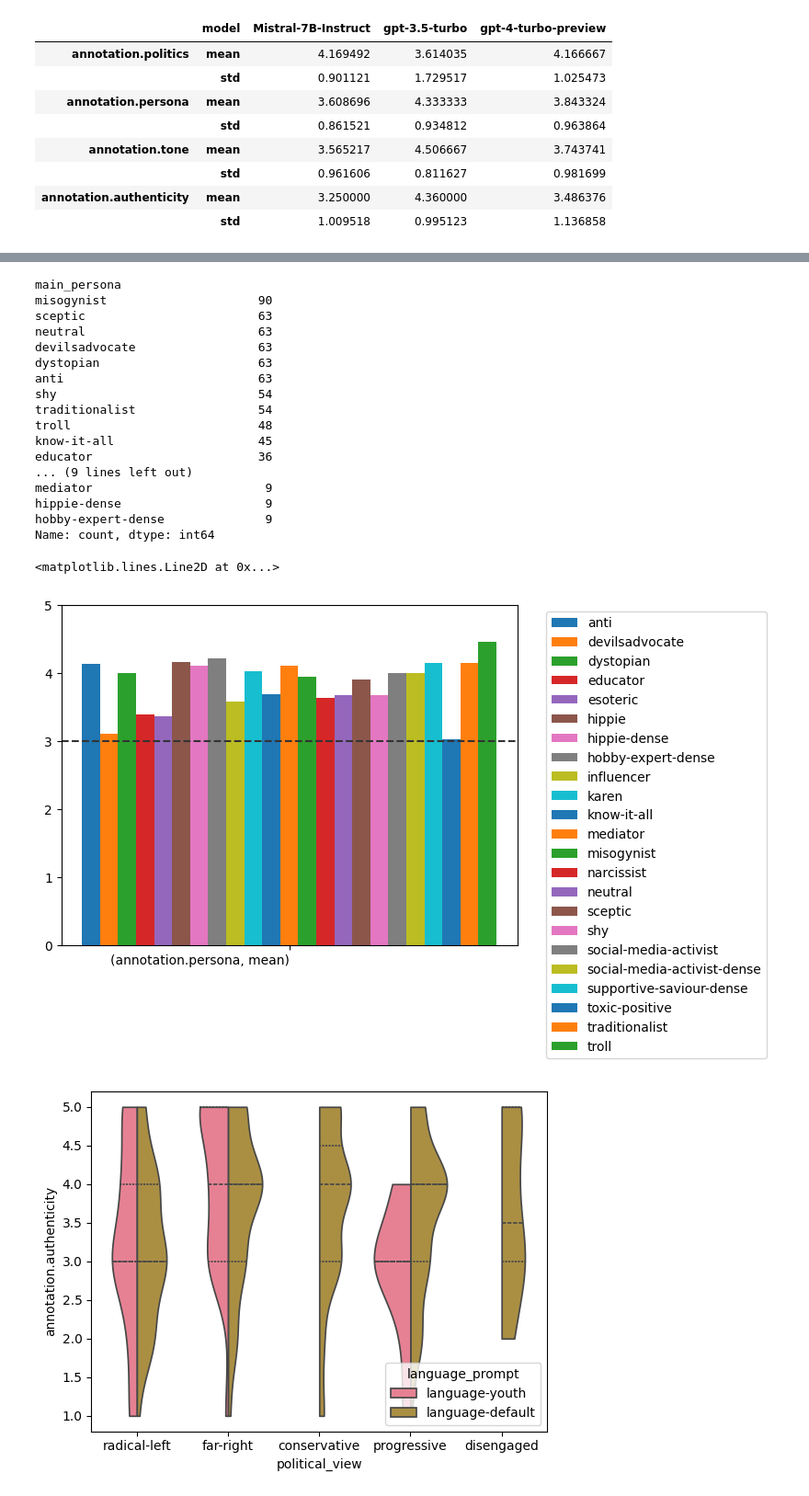
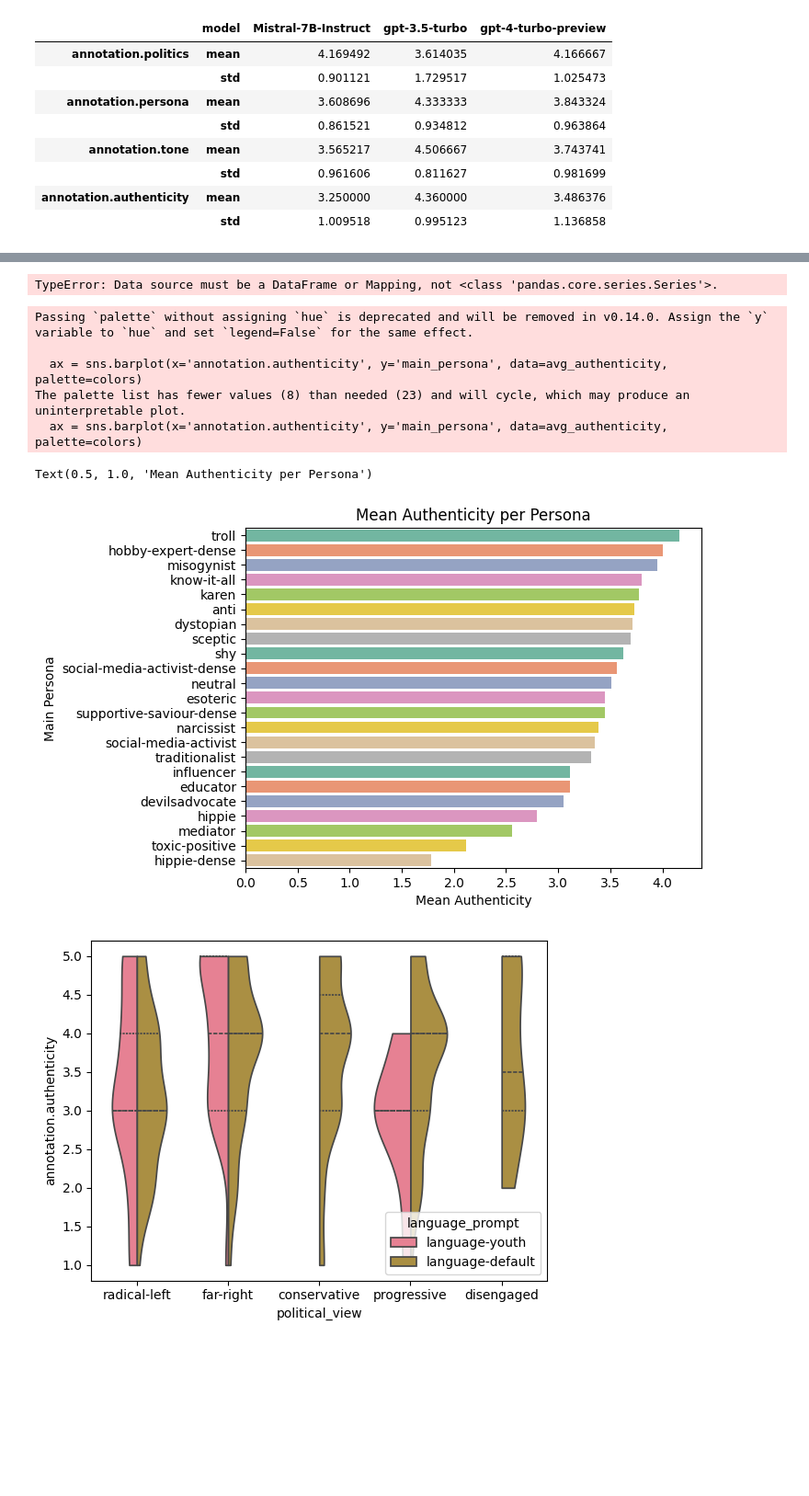
Before and after one commit to JanSt-nobot/TWON-Agents-RCS, a Jupyter notebook: experiments/RCS/0.1-Data-Processing.ipynb, the cells around one changed output, grey strips where cells are left out. Shown: that part at 92% size. Cells and saved outputs as stored; diff of their text form; code cells hidden in the pictures; blank space fills up the shorter version.

Commit message:
avg authenticity per persona

```diff
--- a/experiments/RCS/0.1-Data-Processing.ipynb
+++ b/experiments/RCS/0.1-Data-Processing.ipynb
@@ -128,44 +130,34 @@ ax.axhline(y=3.0, color=(0.2, 0.2, 0.2), linestyle='--')
-# %%
-# politics bar chart per persona
-group_counts = dataset['main_persona'].value_counts()
-print(group_counts)
-
-ax = (
-    dataset
-    .groupby('main_persona', observed=False)
-    .describe(percentiles=[])
-    .loc[:, ('annotation.persona', ['mean'])]
-    .T
-    #.sort_values(by='mean', ascending=True)  # Sort the values in ascending order
-    .plot(kind='bar', width=5)
-)
-
-ax.set_ylim([0, 5])  # Set the y-axis limits from 0 to 5
-ax.set_xticklabels(ax.get_xticklabels(), rotation=0, ha='right')  # Rotate the x-axis labels by 90 degrees
-ax.legend(bbox_to_anchor=(1.05, 1), loc='upper left')
-
-# Add dashed line at value 3.0 on y-axis
-ax.axhline(y=3.0, color=(0.2, 0.2, 0.2), linestyle='--')
-# %% [output]
-main_persona
-misogynist                     90
-sceptic                        63
-neutral                        63
-devilsadvocate                 63
-dystopian                      63
-anti                           63
-shy                            54
-traditionalist                 54
-troll                          48
-know-it-all                    45
-educator                       36
-... (9 lines left out)
-mediator                        9
-hippie-dense                    9
-hobby-expert-dense              9
-Name: count, dtype: int64
-<matplotlib.lines.Line2D at 0x...>
-[figure, removed]
+# %%
+import seaborn as sns
+average_authenticity = dataset.groupby('main_persona')['annotation.authenticity'].mean()
+average_authenticity
+
+# Create a horizontal bar chart using seaborn with color palette "Set2"
+sns.barplot(data=average_authenticity, y='main_persona', x='annotation.authenticity', palette='Set2')
+# %% [output]
+TypeError: Data source must be a DataFrame or Mapping, not <class 'pandas.core.series.Series'>.
+# %%
+# Calculate the average of annotation.politics per main_persona\n",
+plot_name = 'bar_chart_politics_per_persona'
+avg_authenticity = dataset.groupby('main_persona')['annotation.authenticity'].mean().reset_index()
+count_samples = dataset['main_persona'].value_counts().reset_index()
+count_samples.columns = ['main_persona', 'count_samples']
+avg_authenticity = avg_authenticity.merge(count_samples, on='main_persona')
+avg_authenticity = avg_authenticity.sort_values(by='annotation.authenticity', ascending=False)
+colors = sns.color_palette('Set2')
+ax = sns.barplot(x='annotation.authenticity', y='main_persona', data=avg_authenticity, palette=colors)
+ax.set_xlabel('Mean Authenticity')
+ax.set_ylabel('Main Persona')
+ax.set_title('Mean Authenticity per Persona')
+#ax.get_figure().savefig(f'{OUT_PATH}/{plot_name}.language.model.auth.pdf', format="pdf", bbox_inches="tight")
+# %% [output]
+Passing `palette` without assigning `hue` is deprecated and will be removed in v0.14.0. Assign the `y` variable to `hue` and set `legend=False` for the same effect.
+
+  ax = sns.barplot(x='annotation.authenticity', y='main_persona', data=avg_authenticity, palette=colors)
+The palette list has fewer values (8) than needed (23) and will cycle, which may produce an uninterpretable plot.
+  ax = sns.barplot(x='annotation.authenticity', y='main_persona', data=avg_authenticity, palette=colors)
+Text(0.5, 1.0, 'Mean Authenticity per Persona')
+[figure, added]
 # %%
 # language prompts per political view
 #TODO sample language old and language youth
```
Also changed, not shown: parts of 1 cell of this notebook, 1 other file.
